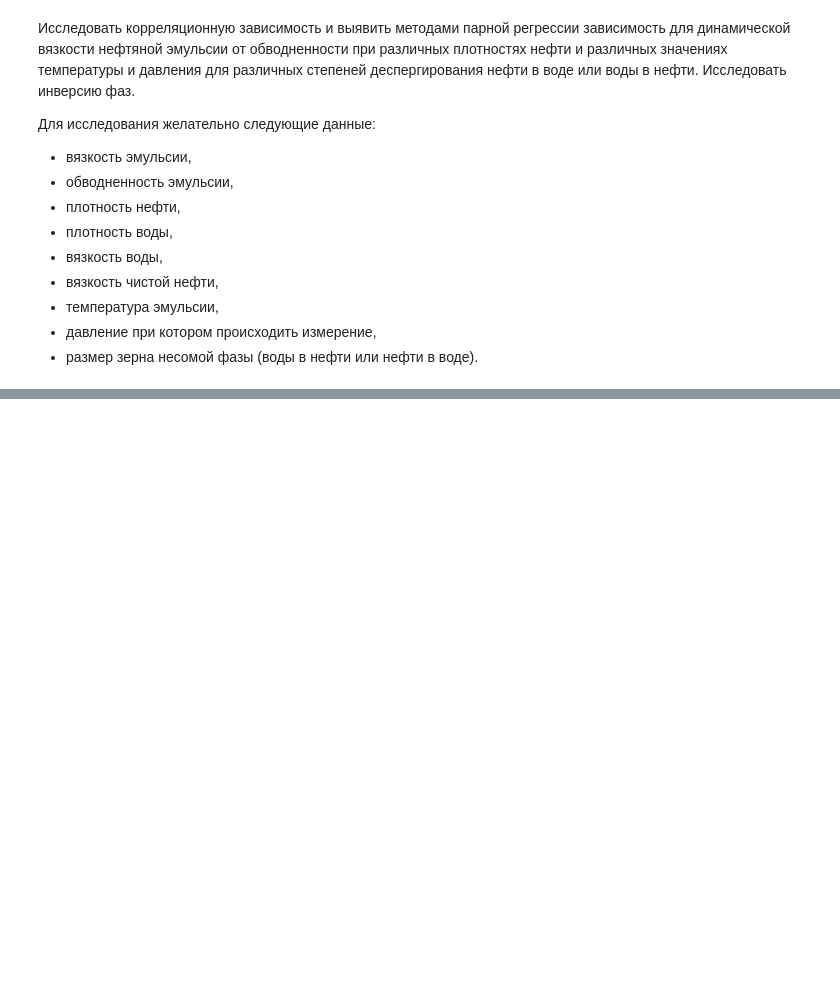
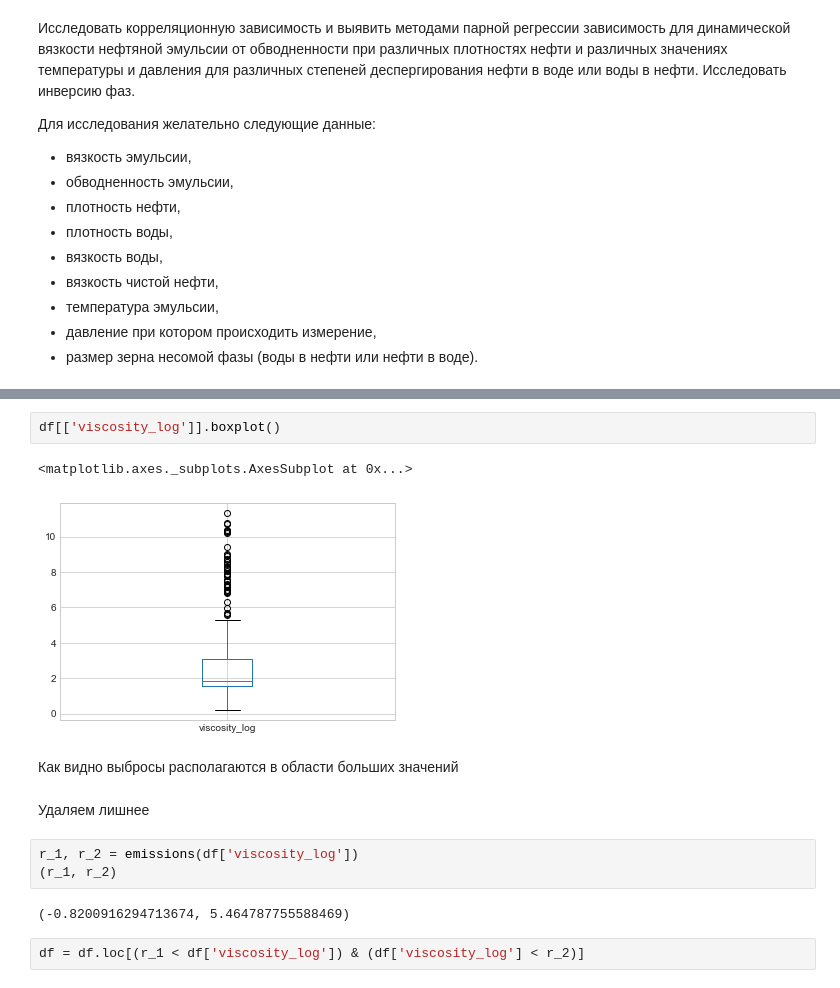
Before and after one commit to superbe/Statistics, a Jupyter notebook: Coursework.ipynb, the cells around one changed output, grey strips where cells are left out. Saved outputs shown, nothing was run; the diff lists cells and outputs as text; blank space fills up the shorter version.

```diff
--- a/Coursework.ipynb
+++ b/Coursework.ipynb
@@ -19,0 +191,16 @@
+# %%
+df[['viscosity_log']].boxplot()
+# %% [output]
+<matplotlib.axes._subplots.AxesSubplot at 0x...>
+[figure, added]
+# %% [markdown]
+Как видно выбросы располагаются в области больших значений
+# %% [markdown]
+Удаляем лишнее
+# %%
+r_1, r_2 = emissions(df['viscosity_log'])
+(r_1, r_2)
+# %% [output]
+(-0.8200916294713674, 5.464787755588469)
+# %%
+df = df.loc[(r_1 < df['viscosity_log']) & (df['viscosity_log'] < r_2)]
```
Also changed, not shown: parts of 99 cells of this notebook, 7 other files.
